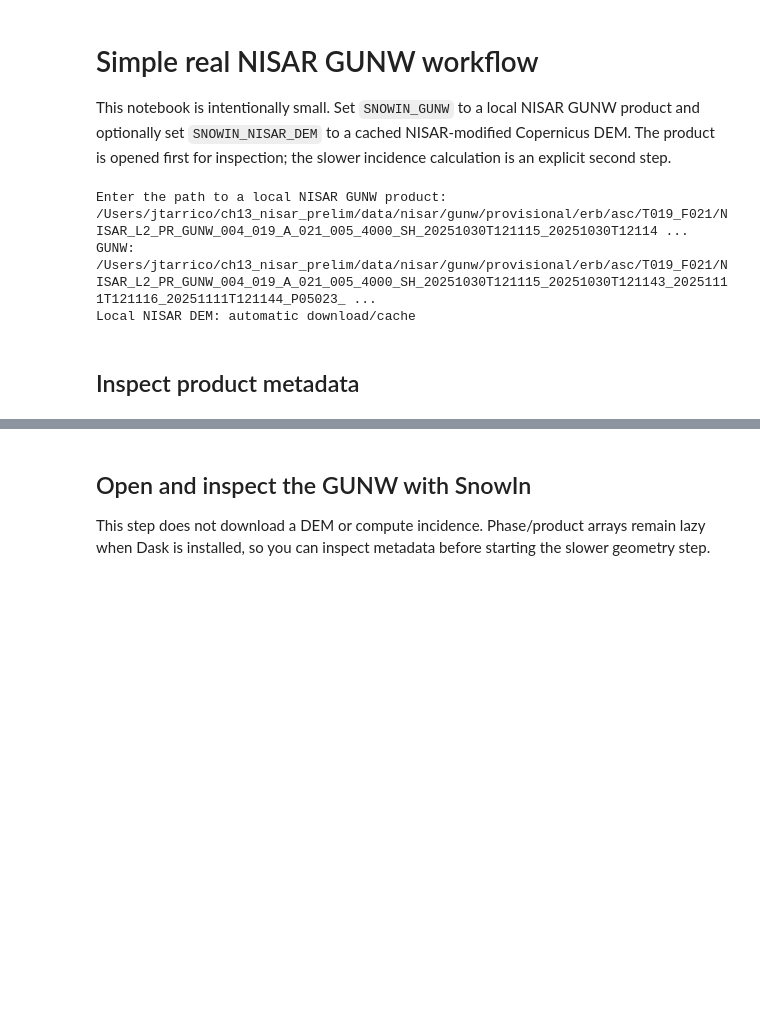
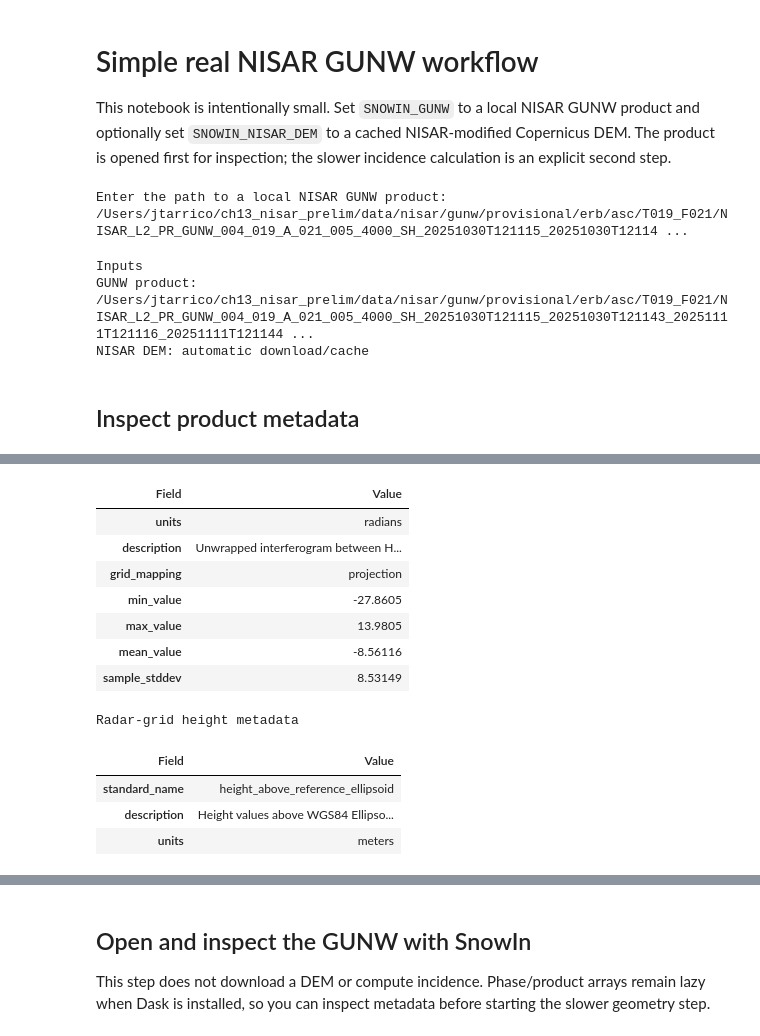
Before and after one commit to snowin-org/snowin, a Jupyter notebook: notebooks/02_real_nisar_gunw_workflow.ipynb, the cells around one changed output, grey strips where cells are left out. Cells and saved outputs as stored; diff of their text form; code cells hidden in the pictures; blank space fills up the shorter version.

```diff
--- a/notebooks/02_real_nisar_gunw_workflow.ipynb
+++ b/notebooks/02_real_nisar_gunw_workflow.ipynb
@@ -4,11 +4,12 @@
 This notebook is intentionally small. Set `SNOWIN_GUNW` to a local NISAR GUNW product and optionally set `SNOWIN_NISAR_DEM` to a cached NISAR-modified Copernicus DEM. The product is opened first for inspection; the slower incidence calculation is an explicit second step.
 # %%
 import os
+from html import escape
 from pathlib import Path
 
 import matplotlib.pyplot as plt
 import numpy as np
-from IPython.display import display
+from IPython.display import HTML, display
 
 from snowin import compute_dswe
 from snowin.io import add_gunw_incidence, open_gunw
@@ -22,12 +23,26 @@ if not gunw_text:
 GUNW_PATH = Path(gunw_text).expanduser().resolve()
 DEM_PATH = os.environ.get("SNOWIN_NISAR_DEM")
 DEM_CACHE = Path(os.environ.get("SNOWIN_DEM_CACHE", "~/.cache/snowin/dem")).expanduser()
-print("GUNW:", GUNW_PATH)
-print("Local NISAR DEM:", DEM_PATH or "automatic download/cache")
+def _format_metadata_value(value):
+    if isinstance(value, (float, np.floating)):
+        return f"{float(value):.6g}"
+    return str(value)
+
+def _display_metadata(title, attrs, fields):
+    rows = "".join(
+        f"<tr><th><code>{escape(field)}</code></th><td>{escape(_format_metadata_value(attrs.get(field, 'not present')))}</td></tr>"
+        for field in fields
+    )
+    display(HTML(f"<h3>{escape(title)}</h3><table><thead><tr><th>Field</th><th>Value</th></tr></thead><tbody>{rows}</tbody></table>"))
+
+display(HTML(
+    f"<h3>Inputs</h3><ul><li><b>GUNW product</b>: <code>{escape(str(GUNW_PATH))}</code></li><li><b>NISAR DEM</b>: <code>{escape(str(DEM_PATH or 'automatic download/cache'))}</code></li></ul>"
+))
 # %% [output]
 Enter the path to a local NISAR GUNW product:  /Users/jtarrico/ch13_nisar_prelim/data/nisar/gunw/provisional/erb/asc/T019_F021/NISAR_L2_PR_GUNW_004_019_A_021_005_4000_SH_20251030T121115_20251030T12114 ...
-GUNW: /Users/jtarrico/ch13_nisar_prelim/data/nisar/gunw/provisional/erb/asc/T019_F021/NISAR_L2_PR_GUNW_004_019_A_021_005_4000_SH_20251030T121115_20251030T121143_20251111T121116_20251111T121144_P05023_ ...
-Local NISAR DEM: automatic download/cache
+Inputs
+GUNW product: /Users/jtarrico/ch13_nisar_prelim/data/nisar/gunw/provisional/erb/asc/T019_F021/NISAR_L2_PR_GUNW_004_019_A_021_005_4000_SH_20251030T121115_20251030T121143_20251111T121116_20251111T121144 ...
+NISAR DEM: automatic download/cache
 # %% [markdown]
 ## Inspect product metadata
 # %%
@@ -38,8 +53,11 @@ height_path = "science/LSAR/GUNW/metadata/radarGrid/heightAboveEllipsoid"
 reference_path = "science/LSAR/identification/referenceZeroDopplerStartTime"
 secondary_path = "science/LSAR/identification/secondaryZeroDopplerStartTime"
 
-print("phase attributes:", read_attrs_hdf5(GUNW_PATH, phase_path))
-print("height attributes:", read_attrs_hdf5(GUNW_PATH, height_path))
-print("reference time:", read_scalar_hdf5(GUNW_PATH, reference_path))
-print("secondary time:", read_scalar_hdf5(GUNW_PATH, secondary_path))
+phase_attrs = read_attrs_hdf5(GUNW_PATH, phase_path)
+height_attrs = read_attrs_hdf5(GUNW_PATH, height_path)
+_display_metadata("Phase layer metadata", phase_attrs, ["units", "description", "grid_mapping", "min_value", "max_value", "mean_value", "sample_stddev"])
+_display_metadata("Radar-grid height metadata", height_attrs, ["standard_name", "description", "units"])
+reference_time = read_scalar_hdf5(GUNW_PATH, reference_path)
+secondary_time = read_scalar_hdf5(GUNW_PATH, secondary_path)
+display(HTML(f"<h3>Acquisition times</h3><ul><li><b>Reference</b>: <code>{escape(str(reference_time))}</code></li><li><b>Secondary</b>: <code>{escape(str(secondary_time))}</code></li></ul>"))
 # %% [output]
@@ -49,0 +65,13 @@ secondary time: 2025-11-11T12:11:16.000000000
+| Field | Value |
+| units | radians |
+| description | Unwrapped interferogram between H... |
+| grid_mapping | projection |
+| min_value | -27.8605 |
+| max_value | 13.9805 |
+| mean_value | -8.56116 |
+| sample_stddev | 8.53149 |
+Radar-grid height metadata
+| Field | Value |
+| standard_name | height_above_reference_ellipsoid |
+| description | Height values above WGS84 Ellipso... |
+| units | meters |
```
Also changed, not shown: parts of 5 cells of this notebook, 1 other file.
